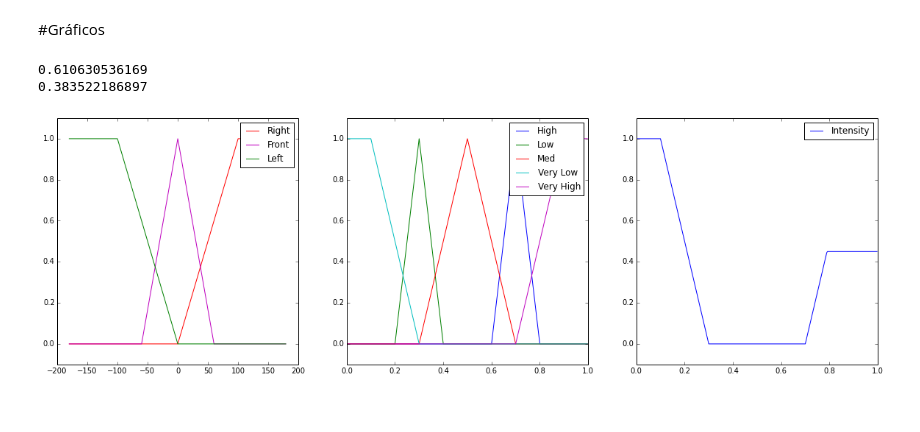
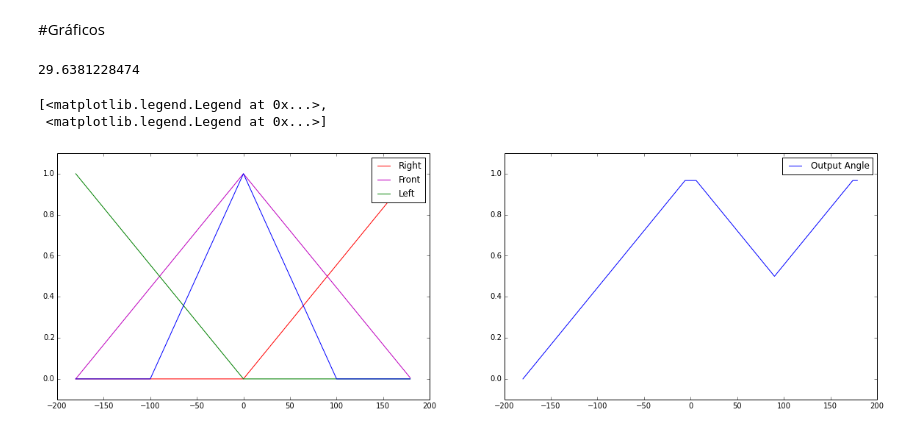
Before and after one commit to hoarf/robotsoccer, a Jupyter notebook: robotsoccer.ipynb, the cells around one changed output. Drawn from its saved outputs; the diff is of its cells as text; code cells hidden in the pictures.

```diff
--- a/robotsoccer.ipynb
+++ b/robotsoccer.ipynb
@@ -67,28 +67,24 @@ def next_action(t, b, s):
 #Gráficos
 # %%
 pylab.rcParams['figure.figsize'] = (20.0, 6.0)
-fig, ax = plt.subplots(1,3)
+fig, ax = plt.subplots(1,2)
 
 [ axis.set_ylim(-0.1,1.1) for axis in ax ]
 
-ax[0].plot(angle_dmn, right_set, 'r', label = "Right")
-ax[0].plot(angle_dmn, front_set, 'm', label = "Front")
-ax[0].plot(angle_dmn, left_set,  'g', label = "Left")
+ax[0].plot(angle_dmn, R, 'r', label = "Right")
+ax[0].plot(angle_dmn, F, 'm', label = "Front")
+ax[0].plot(angle_dmn, L, 'g', label = "Left")
+ax[0].plot(angle_dmn, F_narrow)
 
-ax[1].plot(intensity_dmn, high_set, label = 'High')
-ax[1].plot(intensity_dmn, low_set,  label = 'Low')
-ax[1].plot(intensity_dmn, med_set,  label = 'Med')
-ax[1].plot(intensity_dmn, v_low_set,  label = 'Very Low')
-ax[1].plot(intensity_dmn, v_high_set,  label = 'Very High')
+output = output_function(-174,-81,1)
 
-ax[2].plot(intensity_dmn, right_tf(45,160,1), label = 'Intensity')
+ax[1].plot(angle_dmn, output, label = 'Output Angle')
+
+print fuzz.defuzz(angle_dmn, output, 'centroid')
 
 [ axis.legend() for axis in ax ]
-
-ba = 141
-print fuzz.defuzz(intensity_dmn, left_tf(45,ba,1), 'centroid')
-print fuzz.defuzz(intensity_dmn, right_tf(45,ba,1), 'centroid')
 # %% [output]
-0.610630536169
-0.383522186897
+29.6381228474
+[<matplotlib.legend.Legend at 0x...>,
+ <matplotlib.legend.Legend at 0x...>]
-[figure, old version]
+[figure, new version]
```
Also changed, not shown: parts of 5 cells of this notebook, 5 other files.
